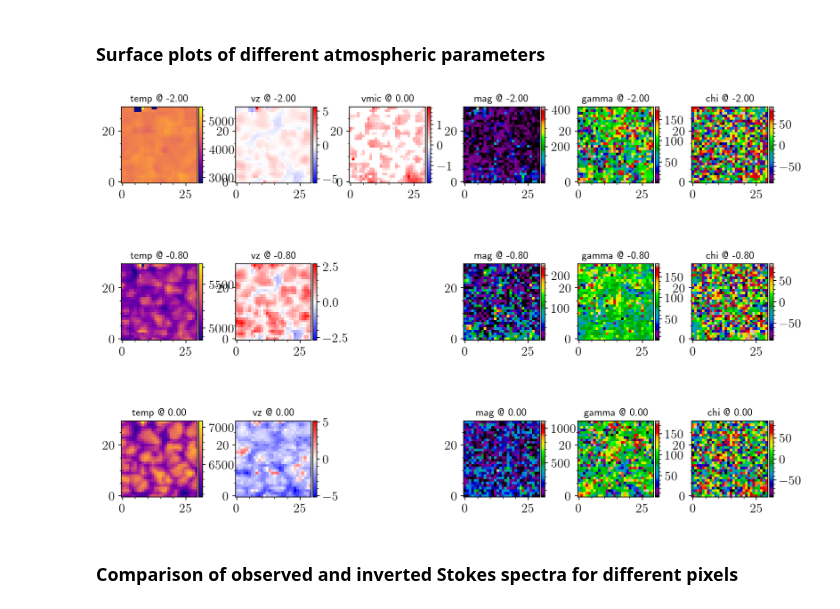
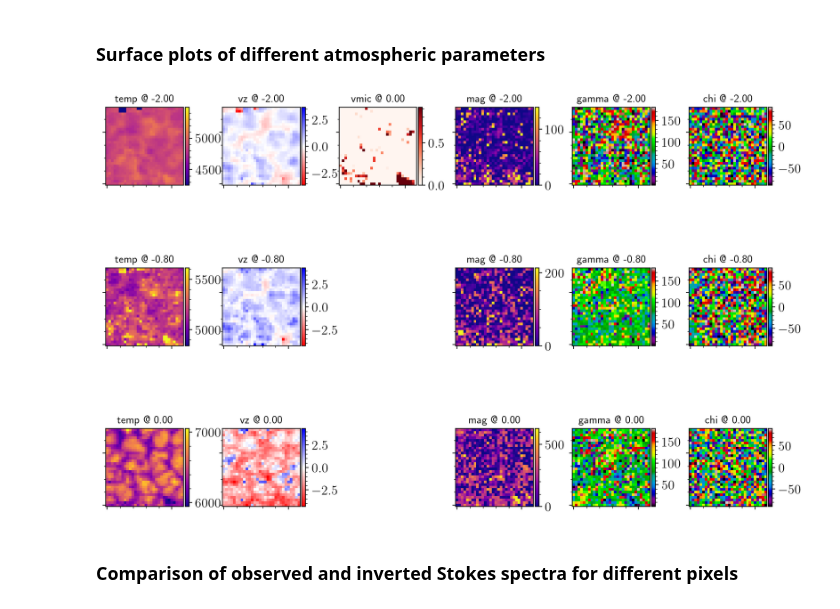
Before and after one commit to dvukadinovic/globin, a Jupyter notebook: vispec/inversion_inspect.ipynb, the cells around one changed output. Cells and saved outputs as stored; diff of their text form; code cells hidden in the pictures.

```diff
--- a/vispec/inversion_inspect.ipynb
+++ b/vispec/inversion_inspect.ipynb
@@ -82,36 +88,46 @@ def add_colorbar(fig, ax, im, label=None):
         cbar.set_label(label)
 # %%
 pars = ["temp", "vz", "vmic", "mag", "gamma", "chi"]
-cmap = {"temp" : "plasma", "vz" : "bwr", "vmic" : "bwr",
-        "mag" : "nipy_spectral", "gamma" : "nipy_spectral",
+cmap = {"temp" : "plasma", "vz" : "bwr_r", "vmic" : "Reds",
+        "mag" : "plasma", "gamma" : "nipy_spectral",
         "chi" : "nipy_spectral", "stray" : "plasma"}
 
 # get the max number of nodes (in one of the parameters)
 max_nodes = 0
 for par in pars:
     if len(atm.nodes[par])>max_nodes:
         max_nodes = len(atm.nodes[par])
 
 fig = plt.figure(figsize=(13,9))
 gs = fig.add_gridspec(nrows=max_nodes, ncols=len(pars), wspace=0.5)
 
 for idp, par in enumerate(pars):
     for idr in range(len(atm.nodes[par])):
         ax = fig.add_subplot(gs[idr,idp])
         vmax, vmin = None, None
-        if par=="vz" or par=="vmic":
+        fact = 1
+        if par=="gamma" or par=="chi":
+            fact = 180/np.pi
+        elif par=="vz":
             vlim = np.max(np.abs(atm.values[par][:,:,idr]))
             if vlim>8:
                 vlim = 5
             vmax, vmin = vlim, -vlim
-        fact = 1
-        if par=="gamma" or par=="chi":
-            fact = 180/np.pi
+        else:
+            mean = np.mean(atm.values[par][...,idr])
+            std = np.std(atm.values[par][...,idr])
+            vmin, vmax = mean - 3*std, mean + 3*std
+            if par=="mag" and vmin<0:
+                vmin = 0
+            if par=="vmic" and vmin<0:
+                vmin = 0
         ax.set_title("{:s} @ {:3.2f}".format(par, atm.nodes[par][idr]))
-        im = ax.imshow(atm.values[par][:,:,idr].T * fact, origin="lower", cmap=cmap[par], vmax=vmax, vmin=vmin)
+        im = ax.imshow(atm.values[par][:,:,idr].T*fact, origin="lower", cmap=cmap[par], vmax=vmax, vmin=vmin)
+        ax.set_xticklabels([])
+        ax.set_yticklabels([])
         add_colorbar(fig, ax, im)
 # %% [output]
-[figure, old version]
+[figure, new version]
 # %% [markdown]
 ### Comparison of observed and inverted Stokes spectra for different pixels
 # %%
```
Also changed, not shown: parts of 5 cells of this notebook.
